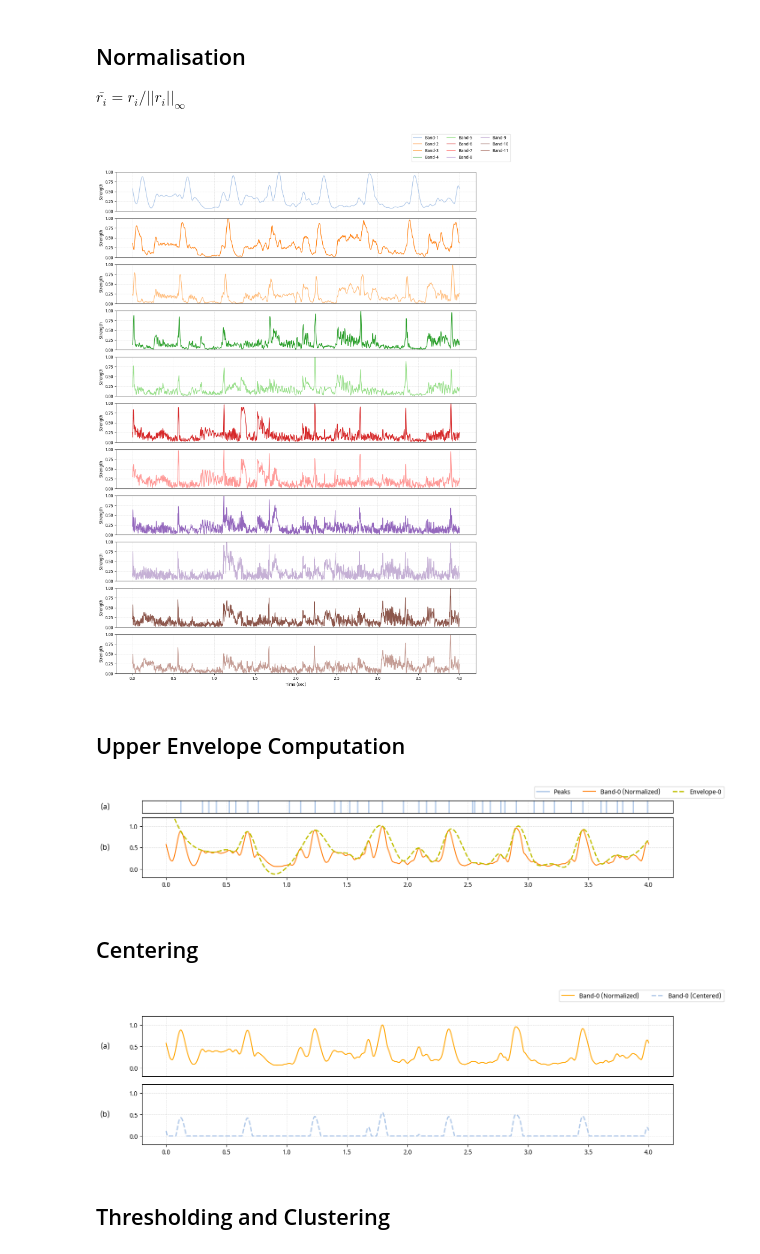
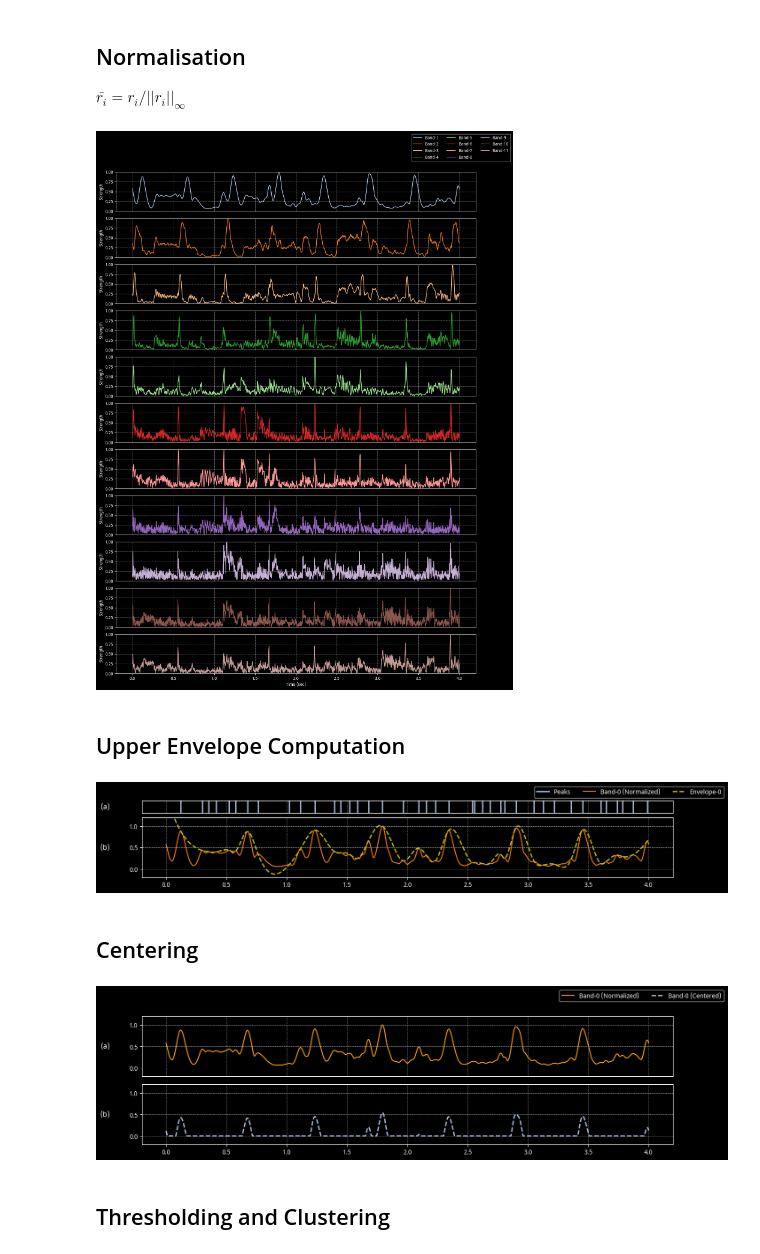
Before and after one commit to meluron-codecafe/devquest, a Jupyter notebook: notebooks/ONSET-_[2017]_On_Musical_Onset_Detection_via_the_S-Transform.ipynb, the cells around one changed output. Cells and saved outputs as stored; diff of their text form; code cells hidden in the pictures.

```diff
--- a/notebooks/ONSET-_[2017]_On_Musical_Onset_Detection_via_the_S-Transform.ipynb
+++ b/notebooks/ONSET-_[2017]_On_Musical_Onset_Detection_via_the_S-Transform.ipynb
@@ -184,7 +184,7 @@ for i in range(r.shape[0]):
     r[i] = np.mean(S_blocks[i], axis=0)
 # %%
 # Visualization
-fig = ms.fig("s"*r.shape[0])
+fig = ms.fig("s"*r.shape[0], dark_mode=True)
 for i in range(r.shape[0]):
     fig.add_signal(r[i], np.arange(r.shape[1]) / sr, label=f"Band-{i+1}", ylim=(0, 1), ylabel="Strength")
 fig.add_legend(0.93)
@@ -203,13 +203,13 @@ for i in range(r.shape[0]): # Go through each band onset envelope
     r_norm[i] = r[i] / np.max(np.abs(r[i]))
 # %%
 # Visualization
-fig = ms.fig("s"*r_norm.shape[0])
+fig = ms.fig("s"*r_norm.shape[0], dark_mode=True)
 for i in range(r_norm.shape[0]):
     fig.add_signal(r_norm[i], np.arange(r.shape[1]) / sr, label=f"Band-{i+1}", ylabel="Strength", ylim=(0, 1))
 fig.add_legend(0.93)
 fig.add_xlabel("Time (sec)")
 # %% [output]
-[figure, old version]
+[figure, new version]
 # %% [markdown]
 ## Upper Envelope Computation
 # %%
@@ -232,13 +232,13 @@ for band in range(r_norm.shape[0]): # For each of the bands
         peak_indices_band_0 = peak_indices # Storing this for showing an example
 # %%
 # Visualization
-fig = ms.fig("as", abc=True)
+fig = ms.fig("as", abc=True, dark_mode=True)
 fig.add_events(peak_indices_band_0 / sr, lw=2, label="Peaks")
 fig.add_signal(r_norm[0], np.arange(r_norm[0].size) / sr, ylim=(-0.2, 1.2), label="Band-0 (Normalized)")
 fig.add_signal(u[0], np.arange(u[0].size) / sr, c="y", ls="--", lw=2, ax=2, label="Envelope-0")
 fig.add_legend()
 # %% [output]
-[figure, old version]
+[figure, new version]
 # %% [markdown]
 ## Centering
 # %%
@@ -248,12 +248,12 @@ for band in range(r_centered.shape[0]): # For each band
     r_centered[band] = np.maximum(r_norm[band] - np.mean(u[band]), 0)
 # %%
 # Visualization
-fig = ms.fig("ss", abc=True)
+fig = ms.fig("ss", abc=True, dark_mode=True)
 fig.add_signal(r_norm[0], np.arange(r_norm[0].size) / sr, ylim=(-0.2, 1.2), c="orange", label="Band-0 (Normalized)")
 fig.add_signal(r_centered[0], np.arange(r_centered[0].size) / sr, ls="--", lw=2, ylim=(-0.2, 1.2), label="Band-0 (Centered)")
 fig.add_legend()
 # %% [output]
-[figure, old version]
+[figure, new version]
 # %% [markdown]
 ## Thresholding and Clustering
 # %% [markdown]
```
Also changed, not shown: parts of 5 cells of this notebook, 5 other files.
